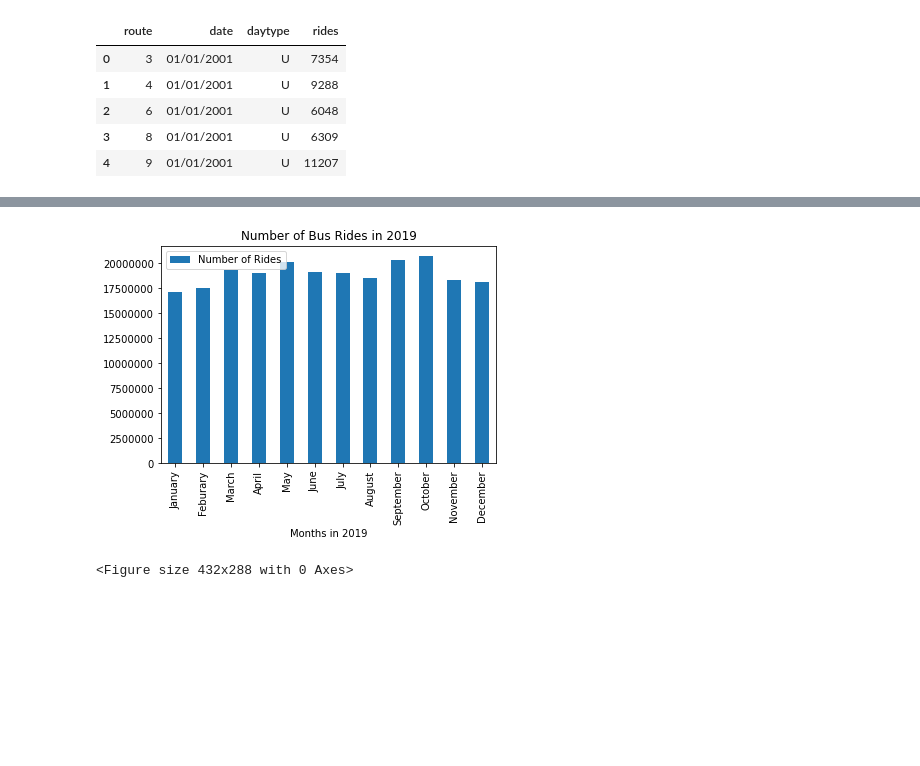
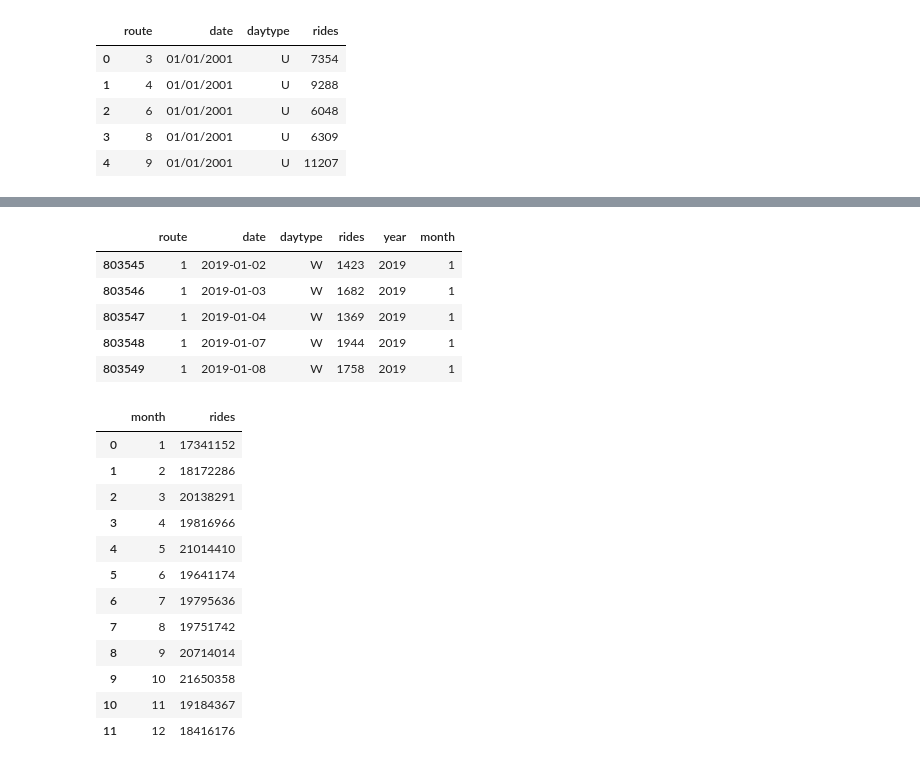
Before and after one commit to WACunninghamIV/Chicago_Traffic-RidershipData, a Jupyter notebook: BusDataCleaned.ipynb, the cells around one changed output, grey strips where cells are left out. Drawn from its saved outputs; the diff is of its cells as text; code cells hidden in the pictures; blank space fills up the shorter version.

```diff
--- a/BusDataCleaned.ipynb
+++ b/BusDataCleaned.ipynb
@@ -154,2 +16,0 @@ plt.tight_layout()
-# %%
-df_CTABusData["date_of_rides"] = pd.to_datetime(df_CTABusData["date"])
@@ -286,13 +17,34 @@ New_2019_BusData_df
-# %%
-# Use DataFrame.plot() in order to create a bar chart of the data
-New_2019_BusData_df.plot(kind="bar")
-
-# Set a title for the chart
-plt.title("Number of Bus Rides in 2019")
-plt.ticklabel_format(axis='y',style='plain')
-plt.savefig('Number of Bus Rides in 2019')
-plt.show()
-plt.tight_layout()
-# %% [output]
-[figure, removed]
-<Figure size 432x288 with 0 Axes>
+# %%
+df_CTABusData["date"] = pd.to_datetime(df_CTABusData["date"])
+# %%
+df_CTABusData['year'] = df_CTABusData['date'].dt.year
+df_CTABusData['month'] = df_CTABusData['date'].dt.month
+# %%
+df_19 = df_CTABusData.loc[(df_CTABusData["year"]==2019)]
+df_20 = df_CTABusData.loc[(df_CTABusData["year"]==2020)]
+# %%
+df_19.head()
+# %% [output]
+|  | route | date | daytype | rides | year | month |
+| 803545 | 1 | 2019-01-02 | W | 1423 | 2019 | 1 |
+| 803546 | 1 | 2019-01-03 | W | 1682 | 2019 | 1 |
+| 803547 | 1 | 2019-01-04 | W | 1369 | 2019 | 1 |
+| 803548 | 1 | 2019-01-07 | W | 1944 | 2019 | 1 |
+| 803549 | 1 | 2019-01-08 | W | 1758 | 2019 | 1 |
+# %%
+month_2019 = pd.DataFrame(df_19.groupby("month")["rides"].sum()).reset_index()
+month_2019
+# %% [output]
+|  | month | rides |
+| 0 | 1 | 17341152 |
+| 1 | 2 | 18172286 |
+| 2 | 3 | 20138291 |
+| 3 | 4 | 19816966 |
+| 4 | 5 | 21014410 |
+| 5 | 6 | 19641174 |
+| 6 | 7 | 19795636 |
+| 7 | 8 | 19751742 |
+| 8 | 9 | 20714014 |
+| 9 | 10 | 21650358 |
+| 10 | 11 | 19184367 |
+| 11 | 12 | 18416176 |
```
Also changed, not shown: parts of 39 cells of this notebook, 4 other files.
